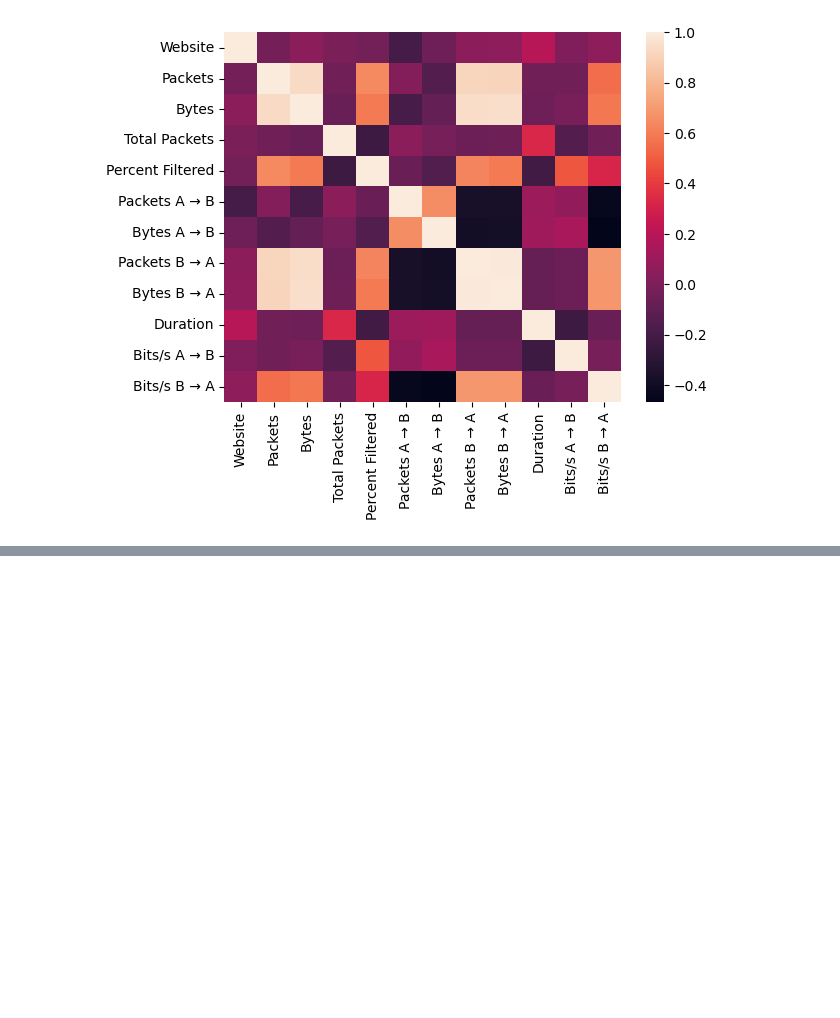
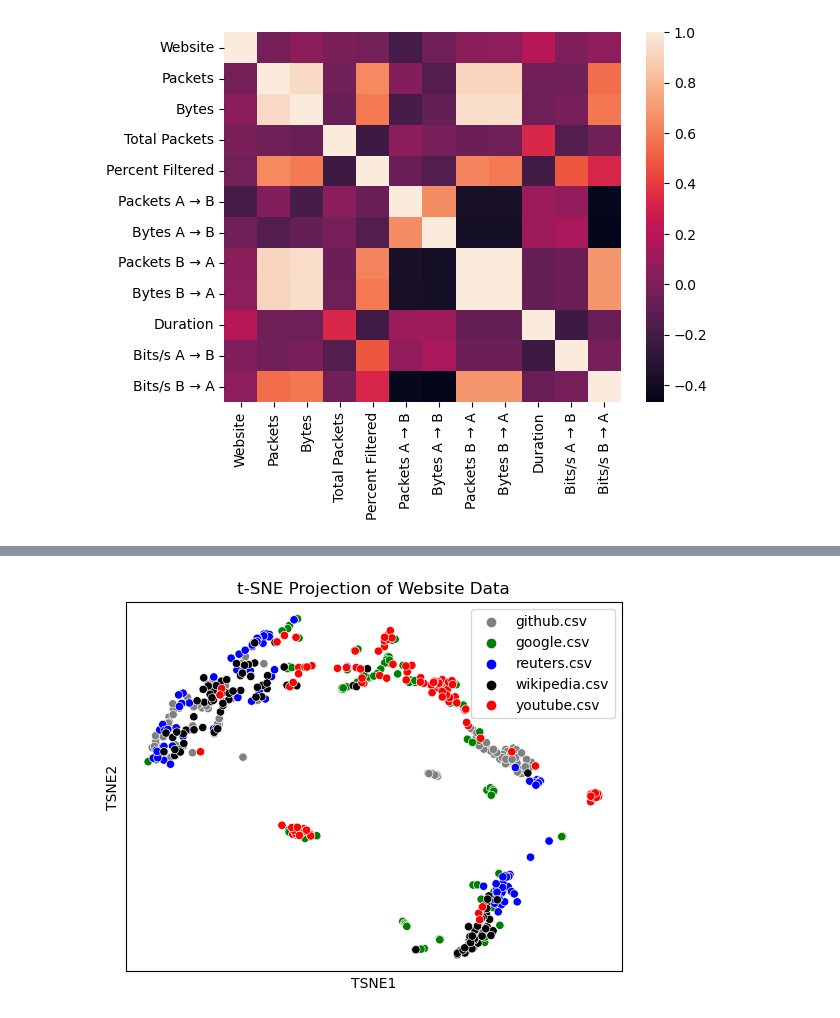
Before and after one commit to charleshu-8/C400-Capstone-Project, a Jupyter notebook: model_lasso.ipynb, the cells around one changed output, grey strips where cells are left out. Saved outputs shown, nothing was run; the diff lists cells and outputs as text; code cells hidden in the pictures; blank space fills up the shorter version.

```diff
--- a/model_lasso.ipynb
+++ b/model_lasso.ipynb
@@ -140,0 +165,16 @@ sns.heatmap(data.corr())
+# %%
+# Make TSNE
+tsne = TSNE()
+XTSNE = tsne.fit_transform(XData)
+tsneData = pd.DataFrame(XTSNE[:, :2], columns = ["TSNE1", "TSNE2"])
+tsneData["Website"] = data["Website"]
+
+#  Plot TSNE
+ax = sns.scatterplot(data = tsneData, x = "TSNE1", y = "TSNE2", hue = "Website", palette = ["gray", "green", "blue", "black", "red"])
+plt.legend(ax.get_legend_handles_labels()[0], ["github.csv", "google.csv", "reuters.csv", "wikipedia.csv", "youtube.csv"])
+plt.xticks([])
+plt.yticks([])
+plt.title("t-SNE Projection of Website Data")
+plt.show()
+# %% [output]
+[figure, added]
```
Also changed, not shown: parts of 5 cells of this notebook, 2 other files.
